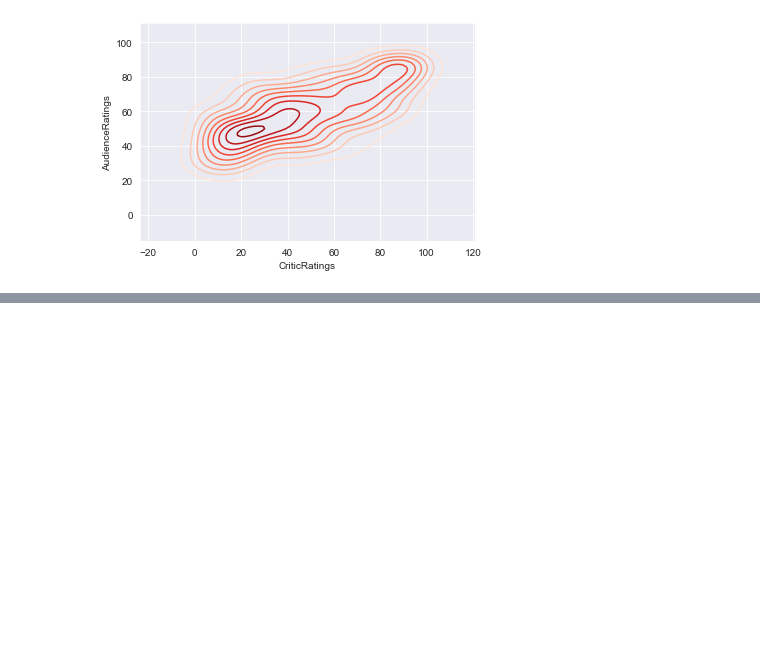
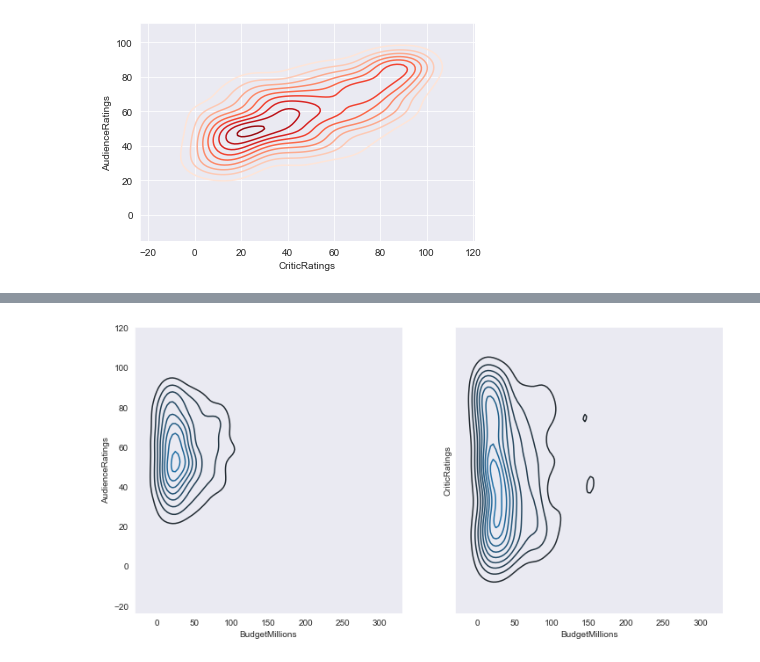
Before and after one commit to mostafaradwan1/data-visualization, a Jupyter notebook: seaborn/advanced visualization.ipynb, the cells around one changed output, grey strips where cells are left out. Cells and saved outputs as stored; diff of their text form; code cells hidden in the pictures; blank space fills up the shorter version.

```diff
--- a/seaborn/advanced visualization.ipynb
+++ b/seaborn/advanced visualization.ipynb
@@ -266,0 +271,9 @@ sns.kdeplot(data.CriticRatings,data.AudienceRatings,\
+# %%
+f,axes=plt.subplots(1,2,figsize=(12,6),sharex=True,sharey=True)
+sns.kdeplot(data.BudgetMillions,data.AudienceRatings,ax=axes[0])
+sns.kdeplot(data.BudgetMillions,data.CriticRatings,ax=axes[1])
+
+sns.set_style('dark')
+plt.show()
+# %% [output]
+[figure, added]
```
Also changed, not shown: parts of 5 cells of this notebook.
